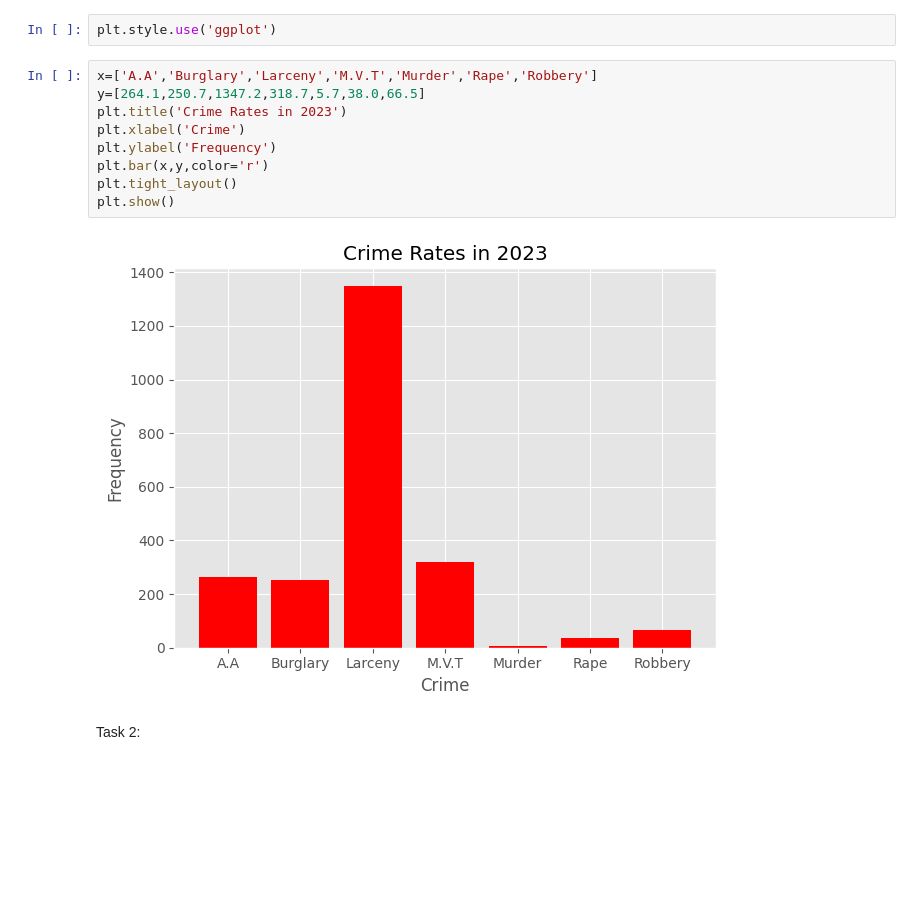
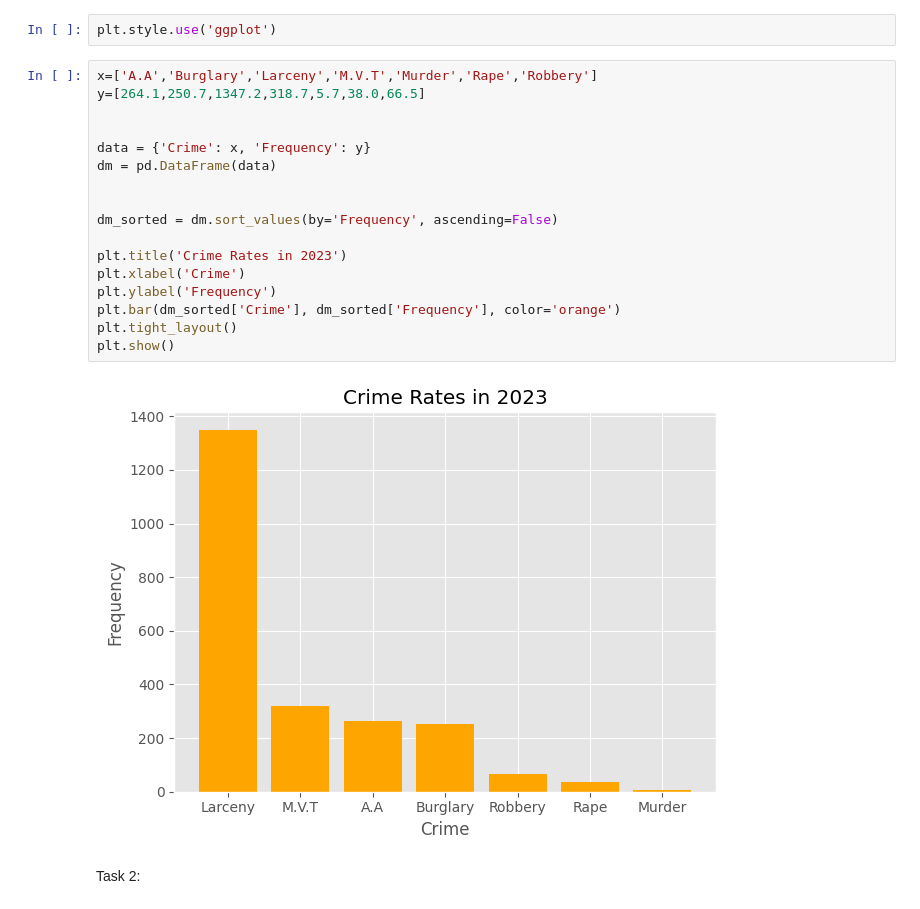
Before and after one commit to surafelmeharihaile-ai/Data110, a Jupyter notebook: data_110_week_4_bar_graph_surafelhaile.ipynb, the cells around one changed output. Cells and saved outputs as stored; diff of their text form; blank space fills up the shorter version.

```diff
--- a/data_110_week_4_bar_graph_surafelhaile.ipynb
+++ b/data_110_week_4_bar_graph_surafelhaile.ipynb
@@ -11,14 +11,22 @@ plt.style.use('ggplot')
 # %%
 x=['A.A','Burglary','Larceny','M.V.T','Murder','Rape','Robbery']
 y=[264.1,250.7,1347.2,318.7,5.7,38.0,66.5]
+
+
+data = {'Crime': x, 'Frequency': y}
+dm = pd.DataFrame(data)
+
+
+dm_sorted = dm.sort_values(by='Frequency', ascending=False)
+
 plt.title('Crime Rates in 2023')
 plt.xlabel('Crime')
 plt.ylabel('Frequency')
-plt.bar(x,y,color='r')
+plt.bar(dm_sorted['Crime'], dm_sorted['Frequency'], color='orange')
 plt.tight_layout()
 plt.show()
 # %% [output]
-[figure, old version]
+[figure, new version]
 # %% [markdown]
 Task 2:
 # %%
```
Also changed, not shown: parts of 3 cells of this notebook.
